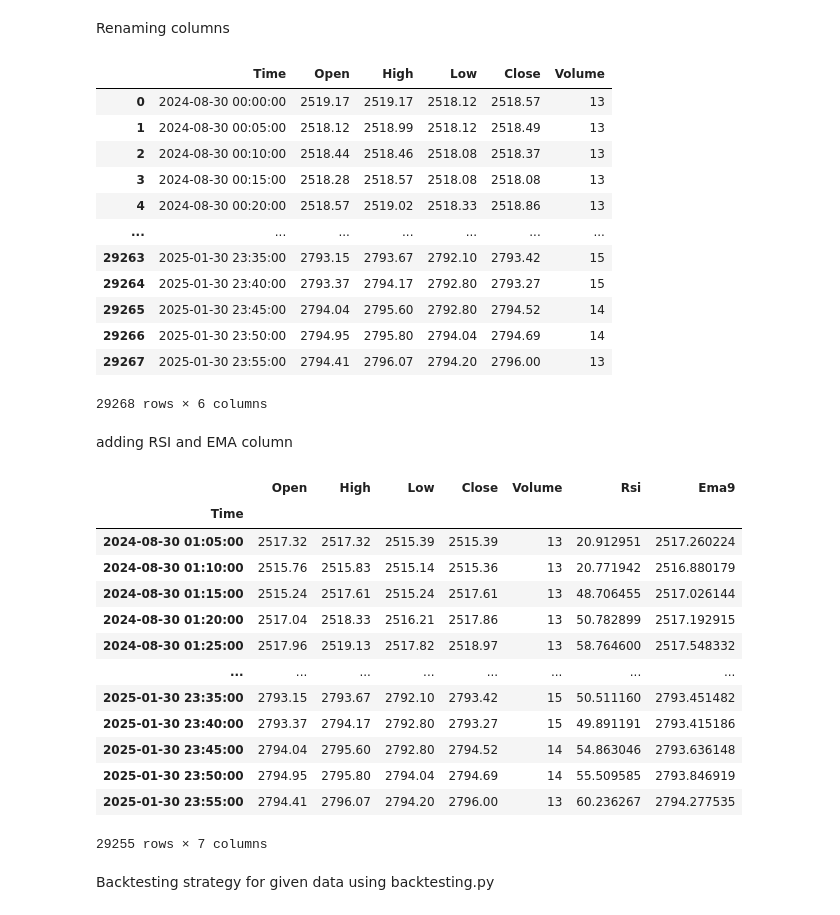
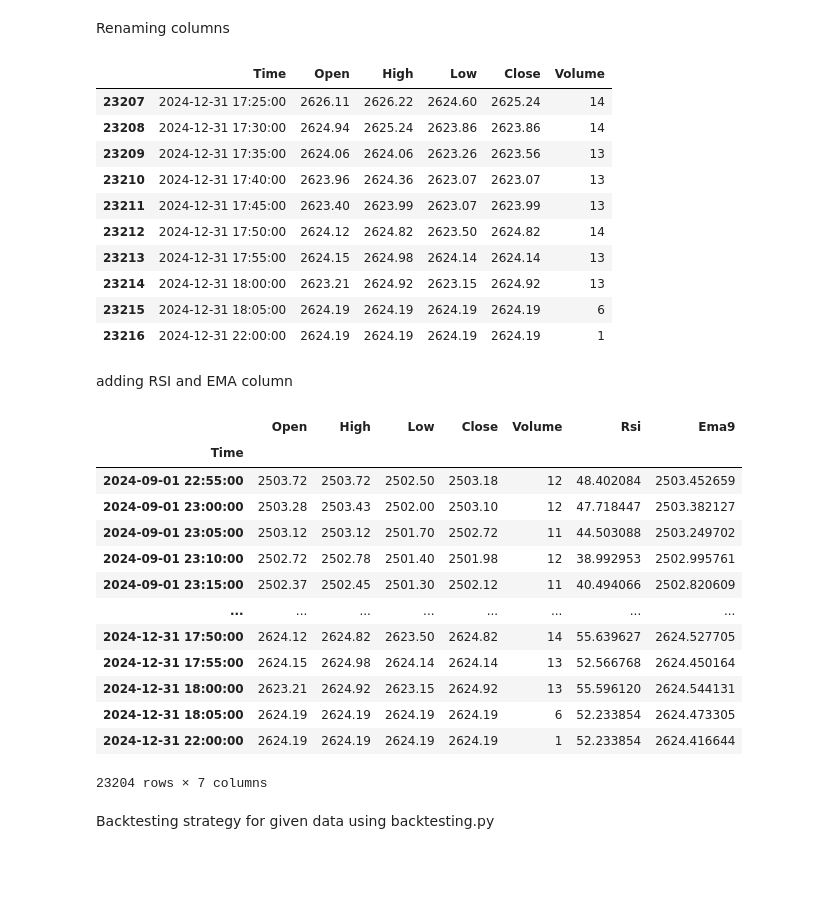
Before and after one commit to shiwangupadhyay/5_min_XAUUSD_strategy, a Jupyter notebook: 5_min_XAUUSD_strategy.ipynb, the cells around one changed output. Cells and saved outputs as stored; diff of their text form; code cells hidden in the pictures; blank space fills up the shorter version.

```diff
--- a/5_min_XAUUSD_strategy.ipynb
+++ b/5_min_XAUUSD_strategy.ipynb
@@ -32,7 +33,7 @@ Importing OHLC data for backtesting using Polygon.io API
 # %%
 API_KEY = 'o0Kw2AoqnDNbCO3kZmGz51hMSAOVnagQ'
 
-def get_xauusd_data(api_key, multiplier=5, timespan="minute", from_date="2024-08-30", to_date="2025-01-30"):
+def get_xauusd_data(api_key, multiplier=5, timespan="minute", from_date="2024-09-01", to_date="2024-12-31"):
     url = f"https://api.polygon.io/v2/aggs/ticker/C:XAUUSD/range/{multiplier}/{timespan}/{from_date}/{to_date}"
 
     params = {
@@ -75,22 +76,21 @@ if xauusd_data_5min is not None:
 # %% [markdown]
 Renaming columns
 # %%
+
 df = xauusd_data_5min.rename(columns={'timestamp': 'Time', 'o': 'Open', 'h': 'High', 'l': 'Low', 'c': 'Close', 'v' : 'Volume'})
-df
+df.tail(10)
 # %% [output]
 |  | Time | Open | High | Low | Close | Volume |
-| 0 | 2024-08-30 00:00:00 | 2519.17 | 2519.17 | 2518.12 | 2518.57 | 13 |
-| 1 | 2024-08-30 00:05:00 | 2518.12 | 2518.99 | 2518.12 | 2518.49 | 13 |
-| 2 | 2024-08-30 00:10:00 | 2518.44 | 2518.46 | 2518.08 | 2518.37 | 13 |
-| 3 | 2024-08-30 00:15:00 | 2518.28 | 2518.57 | 2518.08 | 2518.08 | 13 |
-| 4 | 2024-08-30 00:20:00 | 2518.57 | 2519.02 | 2518.33 | 2518.86 | 13 |
-| ... | ... | ... | ... | ... | ... | ... |
-| 29263 | 2025-01-30 23:35:00 | 2793.15 | 2793.67 | 2792.10 | 2793.42 | 15 |
-| 29264 | 2025-01-30 23:40:00 | 2793.37 | 2794.17 | 2792.80 | 2793.27 | 15 |
-| 29265 | 2025-01-30 23:45:00 | 2794.04 | 2795.60 | 2792.80 | 2794.52 | 14 |
-| 29266 | 2025-01-30 23:50:00 | 2794.95 | 2795.80 | 2794.04 | 2794.69 | 14 |
-| 29267 | 2025-01-30 23:55:00 | 2794.41 | 2796.07 | 2794.20 | 2796.00 | 13 |
+| 23207 | 2024-12-31 17:25:00 | 2626.11 | 2626.22 | 2624.60 | 2625.24 | 14 |
+| 23208 | 2024-12-31 17:30:00 | 2624.94 | 2625.24 | 2623.86 | 2623.86 | 14 |
+| 23209 | 2024-12-31 17:35:00 | 2624.06 | 2624.06 | 2623.26 | 2623.56 | 13 |
+| 23210 | 2024-12-31 17:40:00 | 2623.96 | 2624.36 | 2623.07 | 2623.07 | 13 |
+| 23211 | 2024-12-31 17:45:00 | 2623.40 | 2623.99 | 2623.07 | 2623.99 | 13 |
+| 23212 | 2024-12-31 17:50:00 | 2624.12 | 2624.82 | 2623.50 | 2624.82 | 14 |
+| 23213 | 2024-12-31 17:55:00 | 2624.15 | 2624.98 | 2624.14 | 2624.14 | 13 |
+| 23214 | 2024-12-31 18:00:00 | 2623.21 | 2624.92 | 2623.15 | 2624.92 | 13 |
+| 23215 | 2024-12-31 18:05:00 | 2624.19 | 2624.19 | 2624.19 | 2624.19 | 6 |
+| 23216 | 2024-12-31 22:00:00 | 2624.19 | 2624.19 | 2624.19 | 2624.19 | 1 |
-29268 rows × 6 columns
 # %% [markdown]
 adding RSI and EMA column
 # %%
@@ -108,18 +108,18 @@ df
 # %% [output]
 |  | Open | High | Low | Close | Volume | Rsi | Ema9 |
 | Time |  |  |  |  |  |  |  |
-| 2024-08-30 01:05:00 | 2517.32 | 2517.32 | 2515.39 | 2515.39 | 13 | 20.912951 | 2517.260224 |
-| 2024-08-30 01:10:00 | 2515.76 | 2515.83 | 2515.14 | 2515.36 | 13 | 20.771942 | 2516.880179 |
-| 2024-08-30 01:15:00 | 2515.24 | 2517.61 | 2515.24 | 2517.61 | 13 | 48.706455 | 2517.026144 |
-| 2024-08-30 01:20:00 | 2517.04 | 2518.33 | 2516.21 | 2517.86 | 13 | 50.782899 | 2517.192915 |
-| 2024-08-30 01:25:00 | 2517.96 | 2519.13 | 2517.82 | 2518.97 | 13 | 58.764600 | 2517.548332 |
+| 2024-09-01 22:55:00 | 2503.72 | 2503.72 | 2502.50 | 2503.18 | 12 | 48.402084 | 2503.452659 |
+| 2024-09-01 23:00:00 | 2503.28 | 2503.43 | 2502.00 | 2503.10 | 12 | 47.718447 | 2503.382127 |
+| 2024-09-01 23:05:00 | 2503.12 | 2503.12 | 2501.70 | 2502.72 | 11 | 44.503088 | 2503.249702 |
+| 2024-09-01 23:10:00 | 2502.72 | 2502.78 | 2501.40 | 2501.98 | 12 | 38.992953 | 2502.995761 |
+| 2024-09-01 23:15:00 | 2502.37 | 2502.45 | 2501.30 | 2502.12 | 11 | 40.494066 | 2502.820609 |
 | ... | ... | ... | ... | ... | ... | ... | ... |
-| 2025-01-30 23:35:00 | 2793.15 | 2793.67 | 2792.10 | 2793.42 | 15 | 50.511160 | 2793.451482 |
-| 2025-01-30 23:40:00 | 2793.37 | 2794.17 | 2792.80 | 2793.27 | 15 | 49.891191 | 2793.415186 |
-| 2025-01-30 23:45:00 | 2794.04 | 2795.60 | 2792.80 | 2794.52 | 14 | 54.863046 | 2793.636148 |
-| 2025-01-30 23:50:00 | 2794.95 | 2795.80 | 2794.04 | 2794.69 | 14 | 55.509585 | 2793.846919 |
-| 2025-01-30 23:55:00 | 2794.41 | 2796.07 | 2794.20 | 2796.00 | 13 | 60.236267 | 2794.277535 |
+| 2024-12-31 17:50:00 | 2624.12 | 2624.82 | 2623.50 | 2624.82 | 14 | 55.639627 | 2624.527705 |
+| 2024-12-31 17:55:00 | 2624.15 | 2624.98 | 2624.14 | 2624.14 | 13 | 52.566768 | 2624.450164 |
+| 2024-12-31 18:00:00 | 2623.21 | 2624.92 | 2623.15 | 2624.92 | 13 | 55.596120 | 2624.544131 |
+| 2024-12-31 18:05:00 | 2624.19 | 2624.19 | 2624.19 | 2624.19 | 6 | 52.233854 | 2624.473305 |
+| 2024-12-31 22:00:00 | 2624.19 | 2624.19 | 2624.19 | 2624.19 | 1 | 52.233854 | 2624.416644 |
-29255 rows × 7 columns
+23204 rows × 7 columns
 # %% [markdown]
 Backtesting strategy for given data using backtesting.py
 # %%
```
Also changed, not shown: parts of 6 cells of this notebook.
